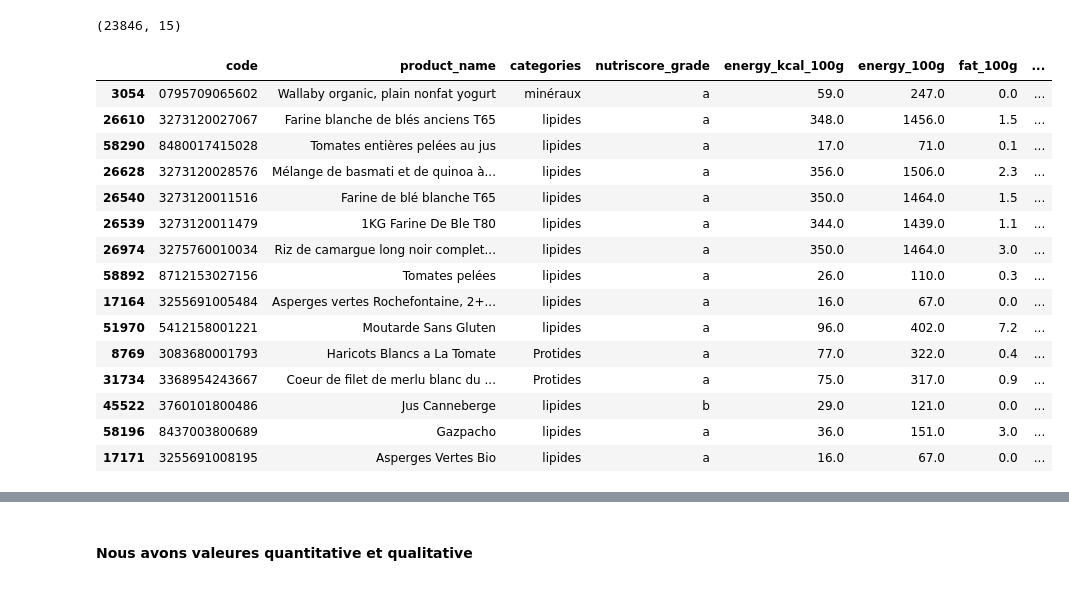
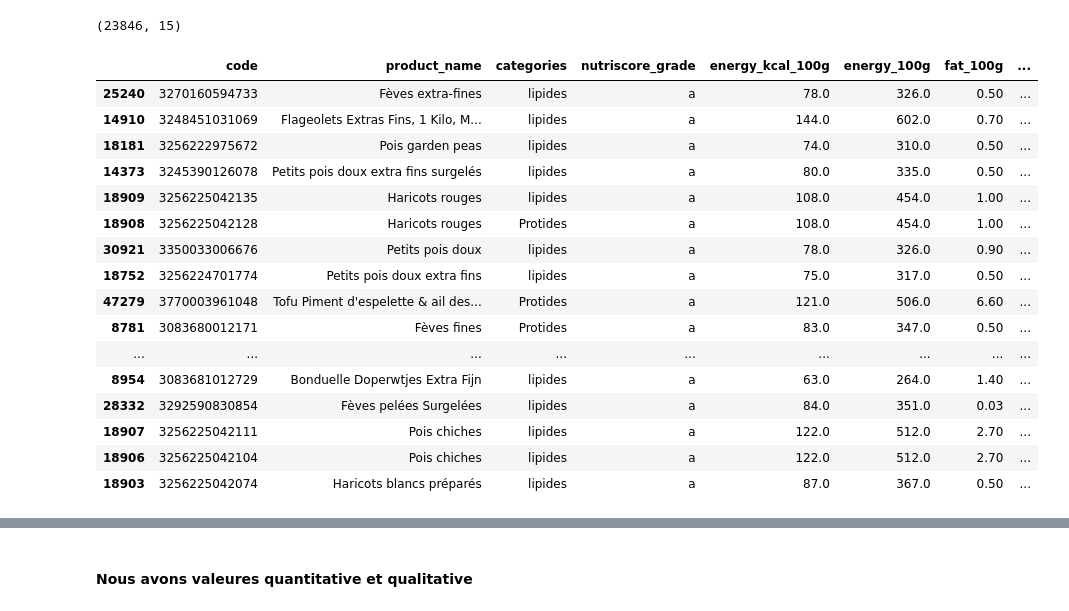
Before and after one commit to Azimoj/Open-Food-Facts, a Jupyter notebook: PSanté_01_notebooknettoyage.ipynb, the cells around one changed output, grey strips where cells are left out. Drawn from its saved outputs; the diff is of its cells as text; code cells hidden in the pictures.

```diff
--- a/PSanté_01_notebooknettoyage.ipynb
+++ b/PSanté_01_notebooknettoyage.ipynb
@@ -738,21 +748,22 @@ df_food_fr_New.shape
 # %% [output]
 (23846, 15)
 # %%
-df_food_fr_New.sort_values('nutrition_score_fr_100g', ascending=True)[2584:2599]
+df_food_fr_New.sort_values('nutrition_score_fr_100g', ascending=True)[0:30]
 # %% [output]
 |  | code | product_name | categories | nutriscore_grade | energy_kcal_100g | energy_100g | fat_100g | ... |
-| 3054 | 0795709065602 | Wallaby organic, plain nonfat yogurt | minéraux | a | 59.0 | 247.0 | 0.0 | ... |
-| 26610 | 3273120027067 | Farine blanche de blés anciens T65 | lipides | a | 348.0 | 1456.0 | 1.5 | ... |
-| 58290 | 8480017415028 | Tomates entières pelées au jus | lipides | a | 17.0 | 71.0 | 0.1 | ... |
-| 26628 | 3273120028576 | Mélange de basmati et de quinoa à... | lipides | a | 356.0 | 1506.0 | 2.3 | ... |
-| 26540 | 3273120011516 | Farine de blé blanche T65 | lipides | a | 350.0 | 1464.0 | 1.5 | ... |
-| 26539 | 3273120011479 | 1KG Farine De Ble T80 | lipides | a | 344.0 | 1439.0 | 1.1 | ... |
-| 26974 | 3275760010034 | Riz de camargue long noir complet... | lipides | a | 350.0 | 1464.0 | 3.0 | ... |
-| 58892 | 8712153027156 | Tomates pelées | lipides | a | 26.0 | 110.0 | 0.3 | ... |
-| 17164 | 3255691005484 | Asperges vertes Rochefontaine, 2+... | lipides | a | 16.0 | 67.0 | 0.0 | ... |
-| 51970 | 5412158001221 | Moutarde Sans Gluten | lipides | a | 96.0 | 402.0 | 7.2 | ... |
-| 8769 | 3083680001793 | Haricots Blancs a La Tomate | Protides | a | 77.0 | 322.0 | 0.4 | ... |
-| 31734 | 3368954243667 | Coeur de filet de merlu blanc du ... | Protides | a | 75.0 | 317.0 | 0.9 | ... |
-| 45522 | 3760101800486 | Jus Canneberge | lipides | b | 29.0 | 121.0 | 0.0 | ... |
-| 58196 | 8437003800689 | Gazpacho | lipides | a | 36.0 | 151.0 | 3.0 | ... |
-| 17171 | 3255691008195 | Asperges Vertes Bio | lipides | a | 16.0 | 67.0 | 0.0 | ... |
+| 25240 | 3270160594733 | Fèves extra-fines | lipides | a | 78.0 | 326.0 | 0.50 | ... |
+| 14910 | 3248451031069 | Flageolets Extras Fins, 1 Kilo, M... | lipides | a | 144.0 | 602.0 | 0.70 | ... |
+| 18181 | 3256222975672 | Pois garden peas | lipides | a | 74.0 | 310.0 | 0.50 | ... |
+| 14373 | 3245390126078 | Petits pois doux extra fins surgelés | lipides | a | 80.0 | 335.0 | 0.50 | ... |
+| 18909 | 3256225042135 | Haricots rouges | lipides | a | 108.0 | 454.0 | 1.00 | ... |
+| 18908 | 3256225042128 | Haricots rouges | Protides | a | 108.0 | 454.0 | 1.00 | ... |
+| 30921 | 3350033006676 | Petits pois doux | lipides | a | 78.0 | 326.0 | 0.90 | ... |
+| 18752 | 3256224701774 | Petits pois doux extra fins | lipides | a | 75.0 | 317.0 | 0.50 | ... |
+| 47279 | 3770003961048 | Tofu Piment d'espelette & ail des... | Protides | a | 121.0 | 506.0 | 6.60 | ... |
+| 8781 | 3083680012171 | Fèves fines | Protides | a | 83.0 | 347.0 | 0.50 | ... |
+| ... | ... | ... | ... | ... | ... | ... | ... | ... |
+| 8954 | 3083681012729 | Bonduelle Doperwtjes Extra Fijn | lipides | a | 63.0 | 264.0 | 1.40 | ... |
+| 28332 | 3292590830854 | Fèves pelées Surgelées | lipides | a | 84.0 | 351.0 | 0.03 | ... |
+| 18907 | 3256225042111 | Pois chiches | lipides | a | 122.0 | 512.0 | 2.70 | ... |
+| 18906 | 3256225042104 | Pois chiches | lipides | a | 122.0 | 512.0 | 2.70 | ... |
+| 18903 | 3256225042074 | Haricots blancs préparés | lipides | a | 87.0 | 367.0 | 0.50 | ... |
```
Also changed, not shown: parts of 32 cells of this notebook.
